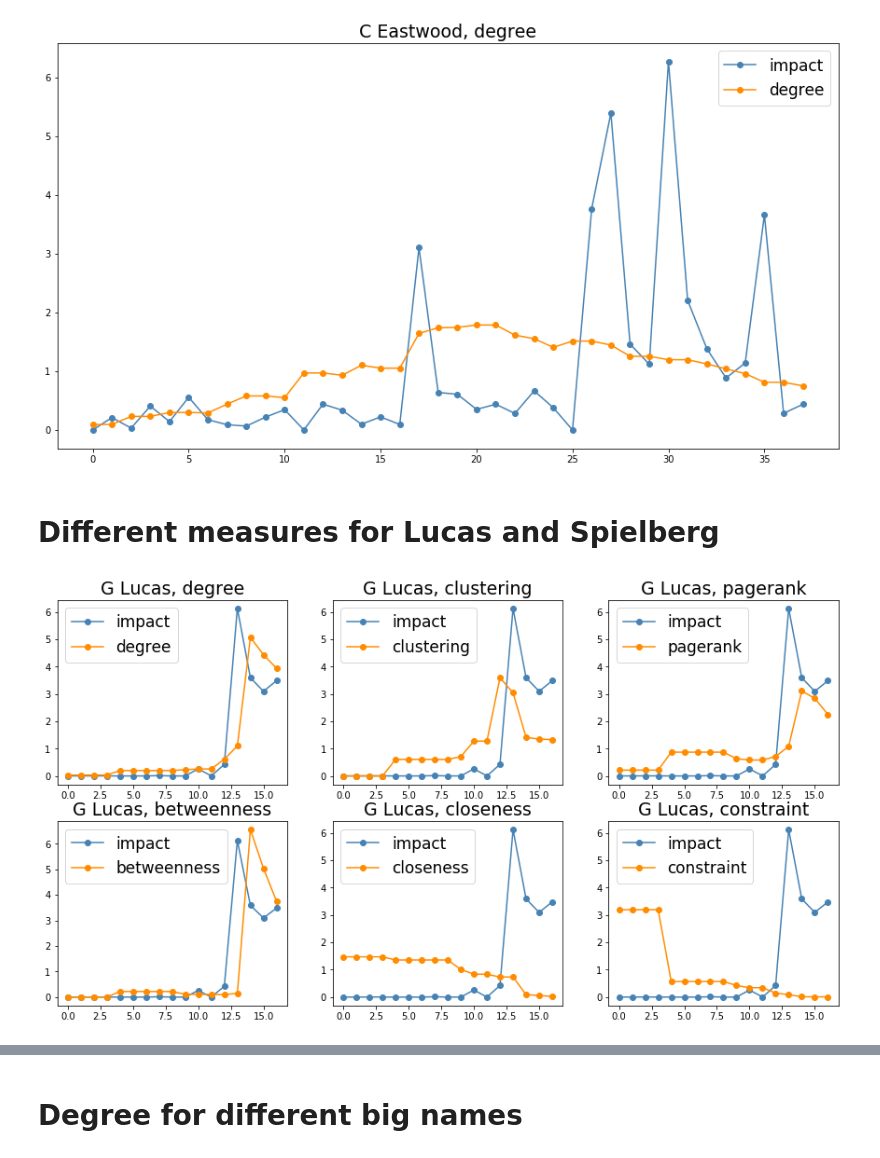
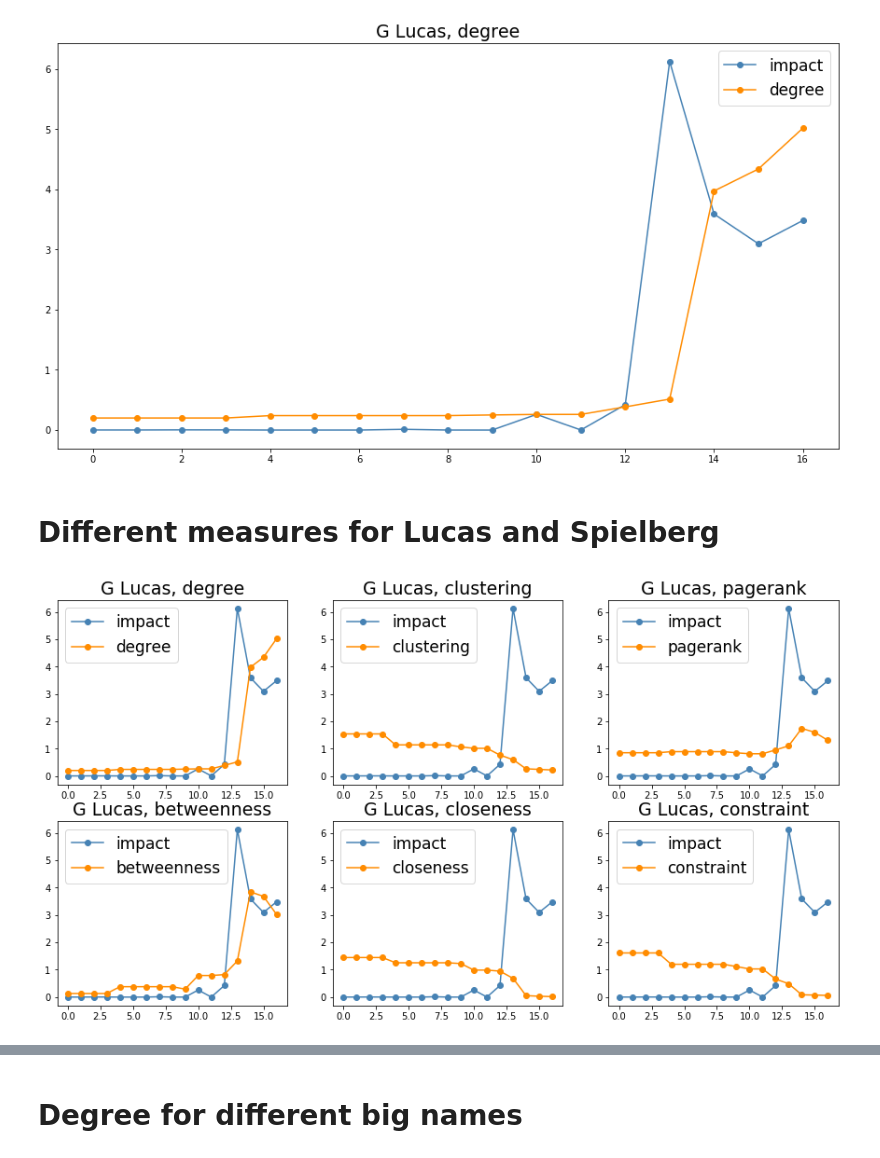
Before and after one commit to milanjanosov/success_engine, a Jupyter notebook: NETWORK_PART/NEWTimeSeries.ipynb, the cells around one changed output, grey strips where cells are left out. Saved outputs shown, nothing was run; the diff lists cells and outputs as text; code cells hidden in the pictures.

```diff
--- a/NETWORK_PART/NEWTimeSeries.ipynb
+++ b/NETWORK_PART/NEWTimeSeries.ipynb
@@ -31,0 +69,24 @@ def round_up_to_odd(f):
+# %%
+years_a, edges_a = zip(*[  line.strip().split('\t')  for line in open('NEWTemporal/networks_size_over_time.dat')  ])
+years_Q, edges_Q = zip(*[  line.strip().split('\t')  for line in open('NEWTemporal/networks_size_over_time_QEVER.dat')  ])
+
+
+years_a = [float(a) for a in years_a]
+edges_a = [float(a) for a in edges_a]
+years_Q = [float(a) for a in years_Q]
+edges_Q = [float(a) for a in edges_Q]
+
+f, ax = plt.subplots(1,2,figsize = (15,5))
+
+ax[0].plot(years_a, edges_a, 'o-')
+ax[1].plot(years_Q, edges_Q, 'o-')
+ax[0].set_yscale('log')
+ax[1].set_yscale('log')
+ax[0].set_title('#edges w ALL directors', fontsize = 18)
+ax[1].set_title('#edges w Q directors', fontsize = 18)
+ax[0].set_ylabel('#edges', fontsize = 16)
+ax[0].set_ylabel('time', fontsize = 16)
+ax[1].set_ylabel('time', fontsize = 16)
+
+
+plt.savefig('TEMPNW.png')
@@ -63,35 +126,35 @@ def get_plot(ax, centralities, dirid, name, meas):
                 y.append(impact)
                 z.append(centralities[year])
 
 
     y, z, x = zip(*sorted([ (y[ijk], z[ijk], x[ijk]) for ijk in range(len(x)) ], key=lambda tup: tup[2]))
 
 
     zavg = np.mean(z)
 
     z = [zz/zavg for zz in z]
    # y = [math.log(yy) for yy in y]
     yavg = np.mean(y)
 
     y = [yy/yavg for yy in y]
 
 
 
     ax.set_title(name + ', ' + meas, fontsize = 19)
     ax.plot(y, 'o-', color = 'steelblue', label = 'impact')
     ax.plot(z, 'o-', color = 'darkorange', label = meas)
     ax.legend(loc = 'best', fontsize = 17)
 
 
 
-dirid     = 'nm0000142'
+dirid     = 'nm0000184'
 
 centralities, meas = get_centralities(dirid, measures, column = 1)
 
 f, ax = plt.subplots(1,1,figsize=(15,8))
 get_plot(ax, centralities, dirid, top_directors[dirid], meas)
 # %% [output]
-[figure, old version]
+[figure, new version]
 # %% [markdown]
 # Different measures for Lucas and Spielberg
 # %%
@@ -118,7 +181,7 @@ get_plot(ax[1,2], centralities, dirid, top_directors[dirid], meas)
 
 plt.savefig('1_diffmeasures_lucas')
 # %% [output]
-[figure, old version]
+[figure, new version]
 # %%
 f, ax = plt.subplots(2,3,figsize=(15,8))
 dirid = 'nm0000229'
```
Also changed, not shown: parts of 20 cells of this notebook.
